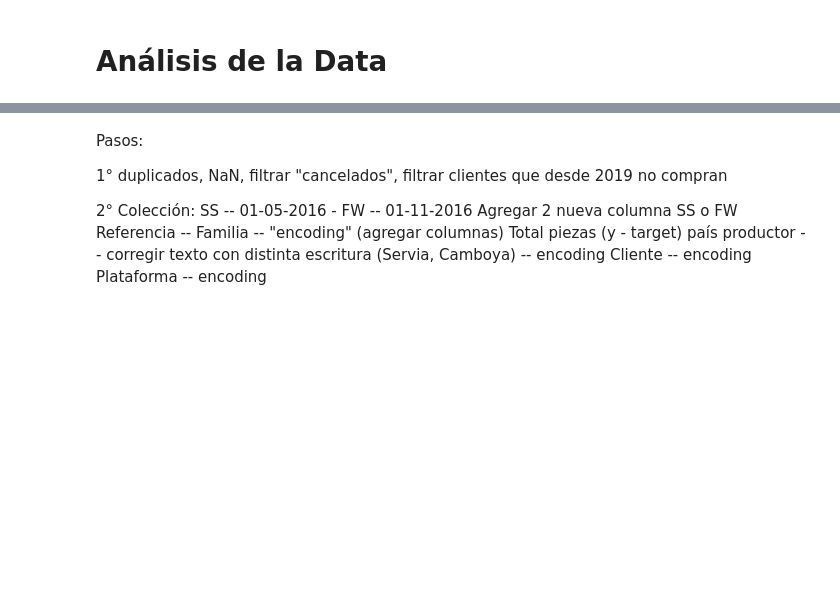
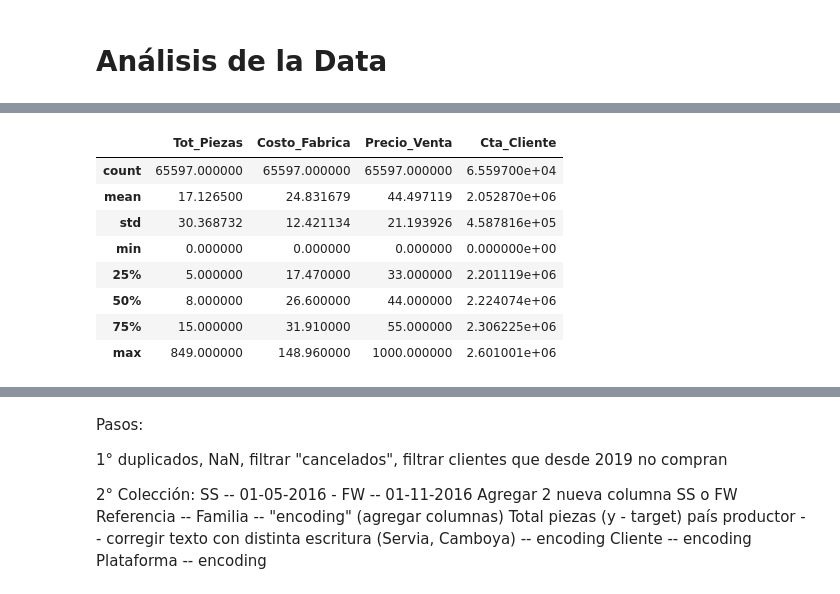
Before and after one commit to ThaylaLuzardo/Forecast_Compras, a Jupyter notebook: notebooks/Data analisis.ipynb, the cells around one changed output, grey strips where cells are left out. Drawn from its saved outputs; the diff is of its cells as text; code cells hidden in the pictures; blank space fills up the shorter version.

```diff
--- a/notebooks/Data analisis.ipynb
+++ b/notebooks/Data analisis.ipynb
@@ -7,0 +52,12 @@ df = pd.read_csv()
+# %%
+data_df.describe()
+# %% [output]
+|  | Tot_Piezas | Costo_Fabrica | Precio_Venta | Cta_Cliente |
+| count | 65597.000000 | 65597.000000 | 65597.000000 | 6.559700e+04 |
+| mean | 17.126500 | 24.831679 | 44.497119 | 2.052870e+06 |
+| std | 30.368732 | 12.421134 | 21.193926 | 4.587816e+05 |
+| min | 0.000000 | 0.000000 | 0.000000 | 0.000000e+00 |
+| 25% | 5.000000 | 17.470000 | 33.000000 | 2.201119e+06 |
+| 50% | 8.000000 | 26.600000 | 44.000000 | 2.224074e+06 |
+| 75% | 15.000000 | 31.910000 | 55.000000 | 2.306225e+06 |
+| max | 849.000000 | 148.960000 | 1000.000000 | 2.601001e+06 |
```
Also changed, not shown: parts of 28 cells of this notebook.
